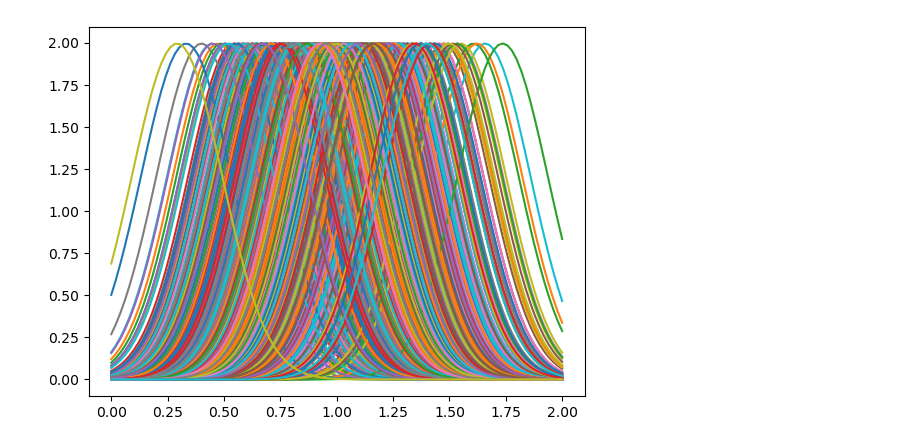
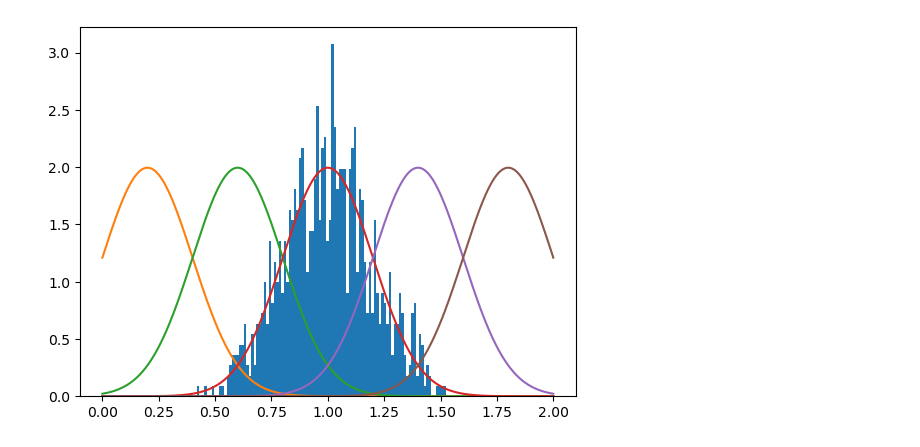
Before and after one commit to robertoinfurna/astrostatistics_bicocca_2024, a Jupyter notebook: working/Maximum_likelihood.ipynb, the cells around one changed output. Saved outputs shown, nothing was run; the diff lists cells and outputs as text; code cells hidden in the pictures.

```diff
--- a/working/Maximum_likelihood.ipynb
+++ b/working/Maximum_likelihood.ipynb
@@ -4,7 +4,9 @@ import matplotlib.pyplot as plt
 import random
 # %%
 measurements = []
-for i in range(1000):
-    measurements.append(random.gauss(1,0.2))
-plt.hist(measurements,30)
+N = 1000
+for i in range(N):
+    measurements.append(random.gauss(1,0.2)) #numbers from a given distribution with mu=1, sigma=0.2
+plt.hist(measurements,100)
+plt.show()
 # %% [output]
@@ -23,10 +14,15 @@ plt.hist(measurements,30)
 # %%
-x = np.linspace(0,2,100)
+x = np.linspace(0,2,10000)
 
-def gaussian(mu,sigma):
-    return (1.0 / (np.sqrt(2.0 * np.pi) * sigma))*np.exp(-(x-mu)**2 /(2*sigma**2))
+def gaussian_analytical(mu,sigma):
+    return (1.0 / (np.sqrt(2.0 * np.pi) * sigma))*np.exp(-(x-mu)**2 /(2*sigma**2)) #analytical gaussian function
 
-for x_i in measurements:
-    plt.plot(x,gaussian(x_i,0.2))
+def gaussian_probability(x, mu,sigma):
+    return (1.0 / (np.sqrt(2.0 * np.pi) * sigma))*np.exp(-(x-mu)**2 /(2*sigma**2)) #analytical gaussian function
+
+plt.hist(measurements,100, density=True)
+
+for x_i in [0.2, 0.6, 1., 1.4, 1.8]:
+    plt.plot(x,gaussian_analytical(x_i,0.2))
 # %% [output]
-[figure, old version]
+[figure, new version]
```
Also changed, not shown: parts of 5 cells of this notebook.
